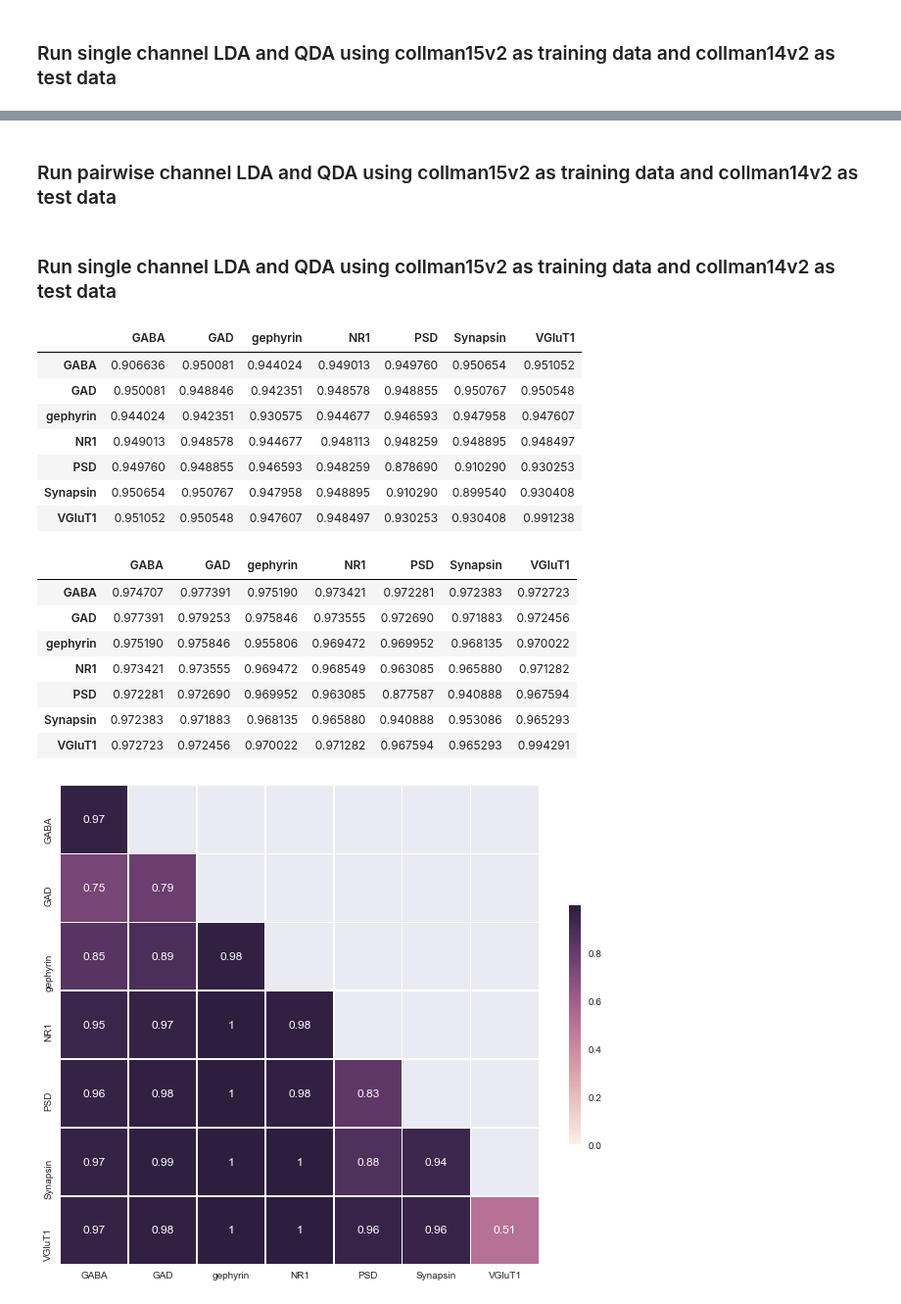
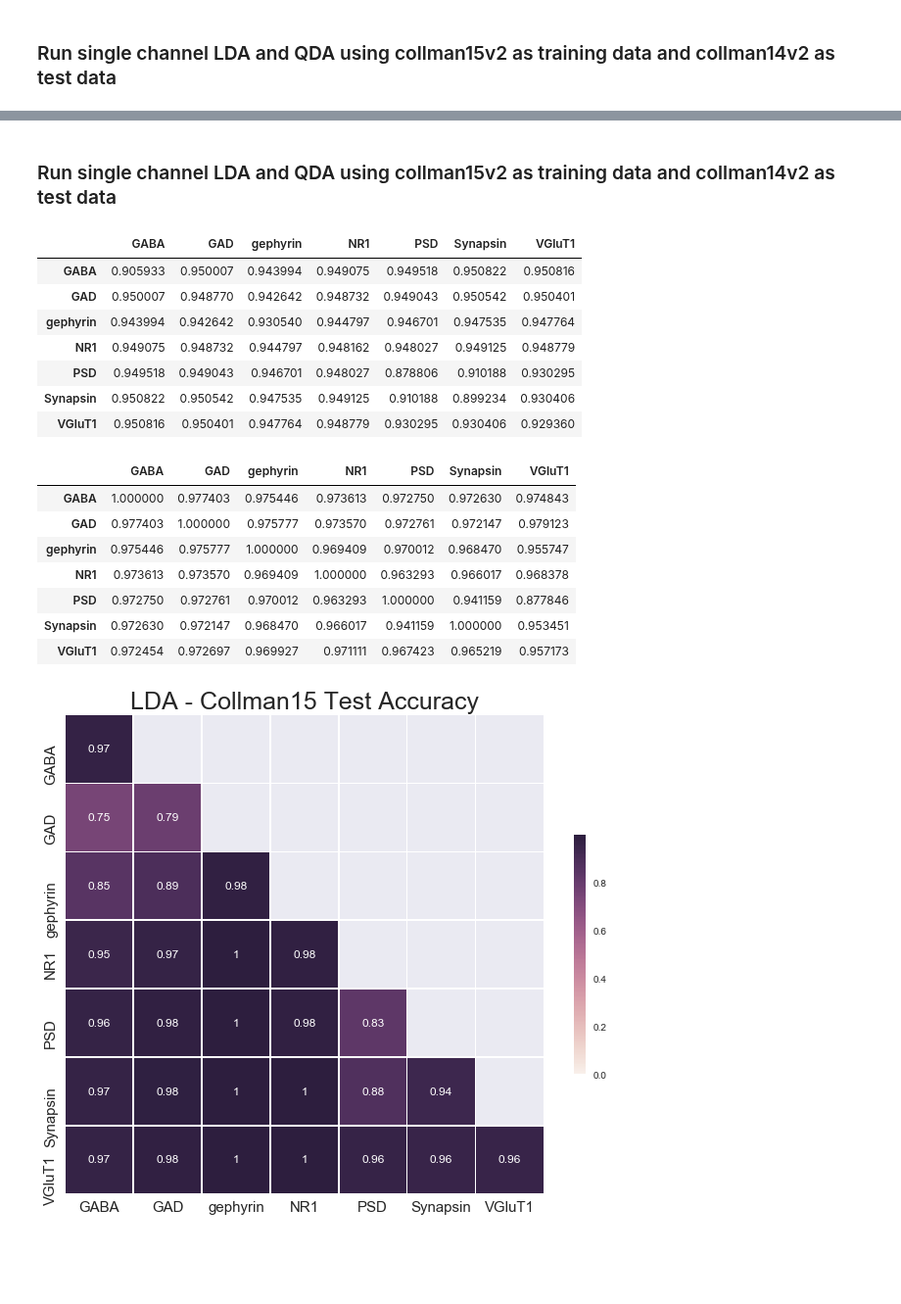
Before and after one commit to zainebrahim/nomads, a Jupyter notebook: source/j1c/exploratory_data_analysis/univariate_classification_lda_qda.ipynb, the cells around one changed output, grey strips where cells are left out. Shown at 98% size. Drawn from its saved outputs; the diff is of its cells as text; code cells hidden in the pictures; blank space fills up the shorter version.

```diff
--- a/source/j1c/exploratory_data_analysis/univariate_classification_lda_qda.ipynb
+++ b/source/j1c/exploratory_data_analysis/univariate_classification_lda_qda.ipynb
@@ -41,11 +157,4 @@ pairs = list(itertools.combinations(range(7), 2))
 # %%
-#Matrix for keeping accuracy scores with shape (7, 7)
-lda_in_sample_score_matrix = np.ones((7, 7))
-lda_out_sample_score_matrix = np.ones((7, 7))
-
-qda_in_sample_score_matrix = np.ones((7, 7))
-qda_out_sample_score_matrix = np.ones((7, 7))
-
 # Generate a mask for the upper triangle - for ploting later
-mask = np.zeros_like(qda_out_sample_score_matrix, dtype=np.bool)
+mask = np.zeros_like(qda_out_sample, dtype=np.bool)
 mask[np.triu_indices_from(mask, k=1)] = True
@@ -207,2 +202,0 @@ plt.show()
-# %% [markdown]
-### Run pairwise channel LDA and QDA using collman15v2 as training data and collman14v2 as test data
@@ -315,40 +205,48 @@ for i, j in pairs:
+# %%
+lda_in_sample, lda_out_sample, qda_in_sample, qda_out_sample = compute_lda_qda(collman14v2, collman15v2)
+# %%
+qda_out_sample_score_df = pd.DataFrame(qda_out_sample, index=columns[:-1], columns=columns[:-1])
+
+lda_out_sample_score_df = pd.DataFrame(lda_out_sample, index=columns[:-1], columns=columns[:-1])
 # %%
-pd.DataFrame(lda_in_sample_score_matrix, index=columns[:-1], columns=columns[:-1])
+pd.DataFrame(lda_in_sample, index=columns[:-1], columns=columns[:-1])
 # %% [output]
 |  | GABA | GAD | gephyrin | NR1 | PSD | Synapsin | VGluT1 |
-| GABA | 0.906636 | 0.950081 | 0.944024 | 0.949013 | 0.949760 | 0.950654 | 0.951052 |
-| GAD | 0.950081 | 0.948846 | 0.942351 | 0.948578 | 0.948855 | 0.950767 | 0.950548 |
-| gephyrin | 0.944024 | 0.942351 | 0.930575 | 0.944677 | 0.946593 | 0.947958 | 0.947607 |
-| NR1 | 0.949013 | 0.948578 | 0.944677 | 0.948113 | 0.948259 | 0.948895 | 0.948497 |
-| PSD | 0.949760 | 0.948855 | 0.946593 | 0.948259 | 0.878690 | 0.910290 | 0.930253 |
-| Synapsin | 0.950654 | 0.950767 | 0.947958 | 0.948895 | 0.910290 | 0.899540 | 0.930408 |
-| VGluT1 | 0.951052 | 0.950548 | 0.947607 | 0.948497 | 0.930253 | 0.930408 | 0.991238 |
+| GABA | 0.905933 | 0.950007 | 0.943994 | 0.949075 | 0.949518 | 0.950822 | 0.950816 |
+| GAD | 0.950007 | 0.948770 | 0.942642 | 0.948732 | 0.949043 | 0.950542 | 0.950401 |
+| gephyrin | 0.943994 | 0.942642 | 0.930540 | 0.944797 | 0.946701 | 0.947535 | 0.947764 |
+| NR1 | 0.949075 | 0.948732 | 0.944797 | 0.948162 | 0.948027 | 0.949125 | 0.948779 |
+| PSD | 0.949518 | 0.949043 | 0.946701 | 0.948027 | 0.878806 | 0.910188 | 0.930295 |
+| Synapsin | 0.950822 | 0.950542 | 0.947535 | 0.949125 | 0.910188 | 0.899234 | 0.930406 |
+| VGluT1 | 0.950816 | 0.950401 | 0.947764 | 0.948779 | 0.930295 | 0.930406 | 0.929360 |
 # %%
-pd.DataFrame(qda_in_sample_score_matrix, index=columns[:-1], columns=columns[:-1])
+pd.DataFrame(qda_in_sample, index=columns[:-1], columns=columns[:-1])
 # %% [output]
 |  | GABA | GAD | gephyrin | NR1 | PSD | Synapsin | VGluT1 |
-| GABA | 0.974707 | 0.977391 | 0.975190 | 0.973421 | 0.972281 | 0.972383 | 0.972723 |
-| GAD | 0.977391 | 0.979253 | 0.975846 | 0.973555 | 0.972690 | 0.971883 | 0.972456 |
-| gephyrin | 0.975190 | 0.975846 | 0.955806 | 0.969472 | 0.969952 | 0.968135 | 0.970022 |
-| NR1 | 0.973421 | 0.973555 | 0.969472 | 0.968549 | 0.963085 | 0.965880 | 0.971282 |
-| PSD | 0.972281 | 0.972690 | 0.969952 | 0.963085 | 0.877587 | 0.940888 | 0.967594 |
-| Synapsin | 0.972383 | 0.971883 | 0.968135 | 0.965880 | 0.940888 | 0.953086 | 0.965293 |
-| VGluT1 | 0.972723 | 0.972456 | 0.970022 | 0.971282 | 0.967594 | 0.965293 | 0.994291 |
+| GABA | 1.000000 | 0.977403 | 0.975446 | 0.973613 | 0.972750 | 0.972630 | 0.974843 |
+| GAD | 0.977403 | 1.000000 | 0.975777 | 0.973570 | 0.972761 | 0.972147 | 0.979123 |
+| gephyrin | 0.975446 | 0.975777 | 1.000000 | 0.969409 | 0.970012 | 0.968470 | 0.955747 |
+| NR1 | 0.973613 | 0.973570 | 0.969409 | 1.000000 | 0.963293 | 0.966017 | 0.968378 |
+| PSD | 0.972750 | 0.972761 | 0.970012 | 0.963293 | 1.000000 | 0.941159 | 0.877846 |
+| Synapsin | 0.972630 | 0.972147 | 0.968470 | 0.966017 | 0.941159 | 1.000000 | 0.953451 |
+| VGluT1 | 0.972454 | 0.972697 | 0.969927 | 0.971111 | 0.967423 | 0.965219 | 0.957173 |
-# %%
-qda_out_sample_score_df = pd.DataFrame(qda_out_sample_score_matrix, index=columns[:-1], columns=columns[:-1])
-
-lda_out_sample_score_df = pd.DataFrame(lda_out_sample_score_matrix, index=columns[:-1], columns=columns[:-1])
 # %%
 # Set up the matplotlib figure
 f, ax = plt.subplots(figsize=(11, 9))
 
 # Draw the heatmap with the mask and correct aspect ratio
 sns.heatmap(lda_out_sample_score_df, mask=mask, vmin=0, annot=True,
             square=True, linewidths=.5, cbar_kws={"shrink": .5})
 
+ax.set_title('LDA - Collman15 Test Accuracy', fontdict={'fontsize': 25})
+#ax.set_ylabel('Biomarker', fontdict={'fontsize': 15}, labelpad=10)
+#ax.set_xlabel('Component Number', fontdict={'fontsize': 15}, labelpad=10)
+ax.set_xticklabels(columns[:-1], fontdict={'fontsize': 15})
+ax.set_yticklabels(columns[:-1][::-1], fontdict={'fontsize': 15})
+
 plt.show()
 # %% [output]
-[figure, old version]
+[figure, new version]
 # %%
 # Set up the matplotlib figure
 f, ax = plt.subplots(figsize=(11, 9))
```
Also changed, not shown: parts of 14 cells of this notebook.
